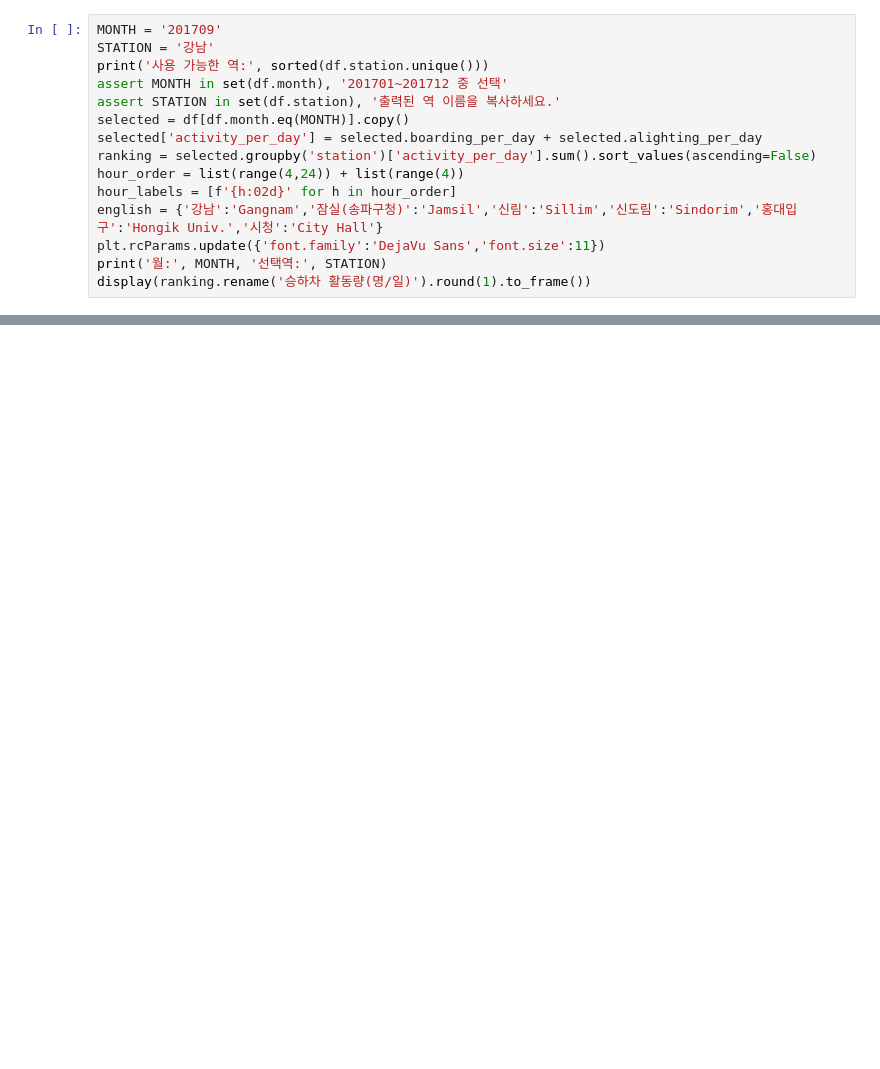
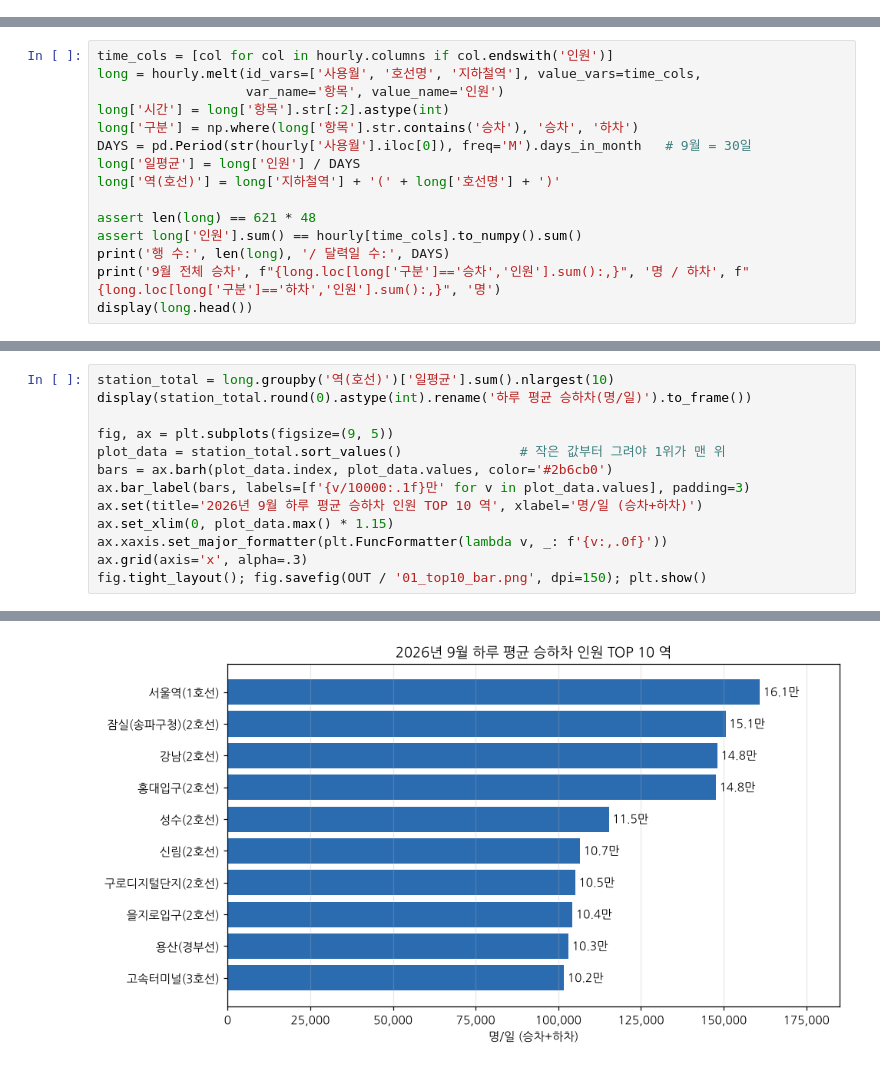
Before and after one commit to itlects/2026-2_ai-data, a Jupyter notebook: Week10/notebooks/Week10_Completed_Example.ipynb, the cells around one changed output, grey strips where cells are left out. Cells and saved outputs as stored; diff of their text form; blank space fills up the shorter version.

```diff
--- a/Week10/notebooks/Week10_Completed_Example.ipynb
+++ b/Week10/notebooks/Week10_Completed_Example.ipynb
@@ -74,15 +0,0 @@ display(df.head())
-# %%
-MONTH = '201709'
-STATION = '강남'
-print('사용 가능한 역:', sorted(df.station.unique()))
-assert MONTH in set(df.month), '201701~201712 중 선택'
-assert STATION in set(df.station), '출력된 역 이름을 복사하세요.'
-selected = df[df.month.eq(MONTH)].copy()
-selected['activity_per_day'] = selected.boarding_per_day + selected.alighting_per_day
-ranking = selected.groupby('station')['activity_per_day'].sum().sort_values(ascending=False)
-hour_order = list(range(4,24)) + list(range(4))
-hour_labels = [f'{h:02d}' for h in hour_order]
-english = {'강남':'Gangnam','잠실(송파구청)':'Jamsil','신림':'Sillim','신도림':'Sindorim','홍대입구':'Hongik Univ.','시청':'City Hall'}
-plt.rcParams.update({'font.family':'DejaVu Sans','font.size':11})
-print('월:', MONTH, '선택역:', STATION)
-display(ranking.rename('승하차 활동량(명/일)').round(1).to_frame())
@@ -303,0 +142,15 @@ Colab 왼쪽 파일 목록에서 ZIP을 내려받고, ipynb도 별도로 다운
+# %%
+time_cols = [col for col in hourly.columns if col.endswith('인원')]
+long = hourly.melt(id_vars=['사용월', '호선명', '지하철역'], value_vars=time_cols,
+                   var_name='항목', value_name='인원')
+long['시간'] = long['항목'].str[:2].astype(int)
+long['구분'] = np.where(long['항목'].str.contains('승차'), '승차', '하차')
+DAYS = pd.Period(str(hourly['사용월'].iloc[0]), freq='M').days_in_month   # 9월 = 30일
+long['일평균'] = long['인원'] / DAYS
+long['역(호선)'] = long['지하철역'] + '(' + long['호선명'] + ')'
+
+assert len(long) == 621 * 48
+assert long['인원'].sum() == hourly[time_cols].to_numpy().sum()
+print('행 수:', len(long), '/ 달력일 수:', DAYS)
+print('9월 전체 승차', f"{long.loc[long['구분']=='승차','인원'].sum():,}", '명 / 하차', f"{long.loc[long['구분']=='하차','인원'].sum():,}", '명')
+display(long.head())
@@ -303,0 +173,14 @@ Colab 왼쪽 파일 목록에서 ZIP을 내려받고, ipynb도 별도로 다운
+# %%
+station_total = long.groupby('역(호선)')['일평균'].sum().nlargest(10)
+display(station_total.round(0).astype(int).rename('하루 평균 승하차(명/일)').to_frame())
+
+fig, ax = plt.subplots(figsize=(9, 5))
+plot_data = station_total.sort_values()               # 작은 값부터 그려야 1위가 맨 위
+bars = ax.barh(plot_data.index, plot_data.values, color='#2b6cb0')
+ax.bar_label(bars, labels=[f'{v/10000:.1f}만' for v in plot_data.values], padding=3)
+ax.set(title='2026년 9월 하루 평균 승하차 인원 TOP 10 역', xlabel='명/일 (승차+하차)')
+ax.set_xlim(0, plot_data.max() * 1.15)
+ax.xaxis.set_major_formatter(plt.FuncFormatter(lambda v, _: f'{v:,.0f}'))
+ax.grid(axis='x', alpha=.3)
+fig.tight_layout(); fig.savefig(OUT / '01_top10_bar.png', dpi=150); plt.show()
+# %% [output]
@@ -303,0 +199 @@ Colab 왼쪽 파일 목록에서 ZIP을 내려받고, ipynb도 별도로 다운
+[figure, added]
```
Also changed, not shown: parts of 50 cells of this notebook, 43 other files.
